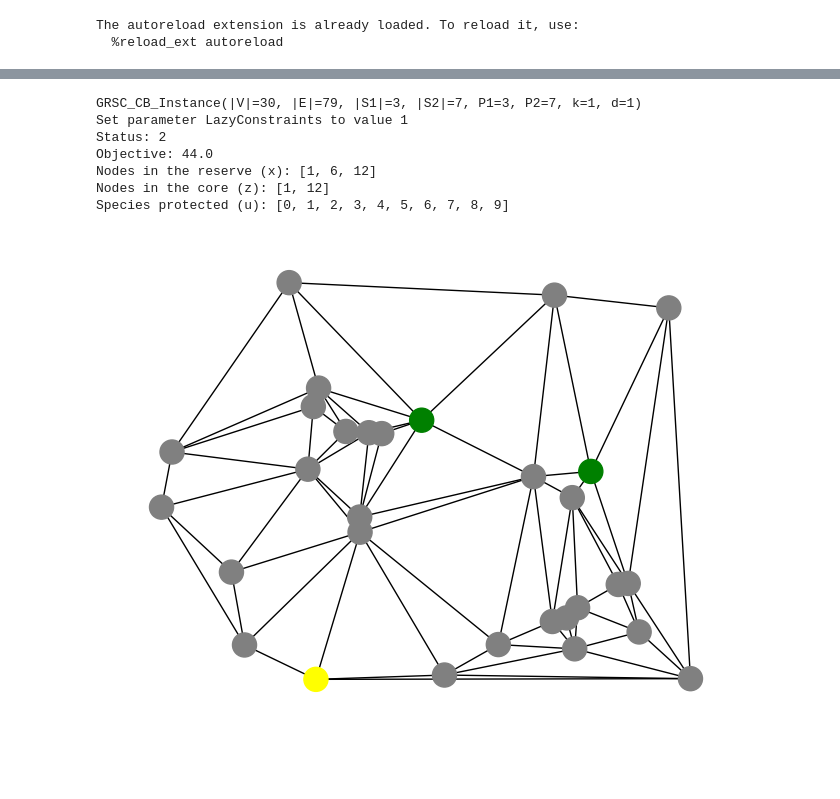
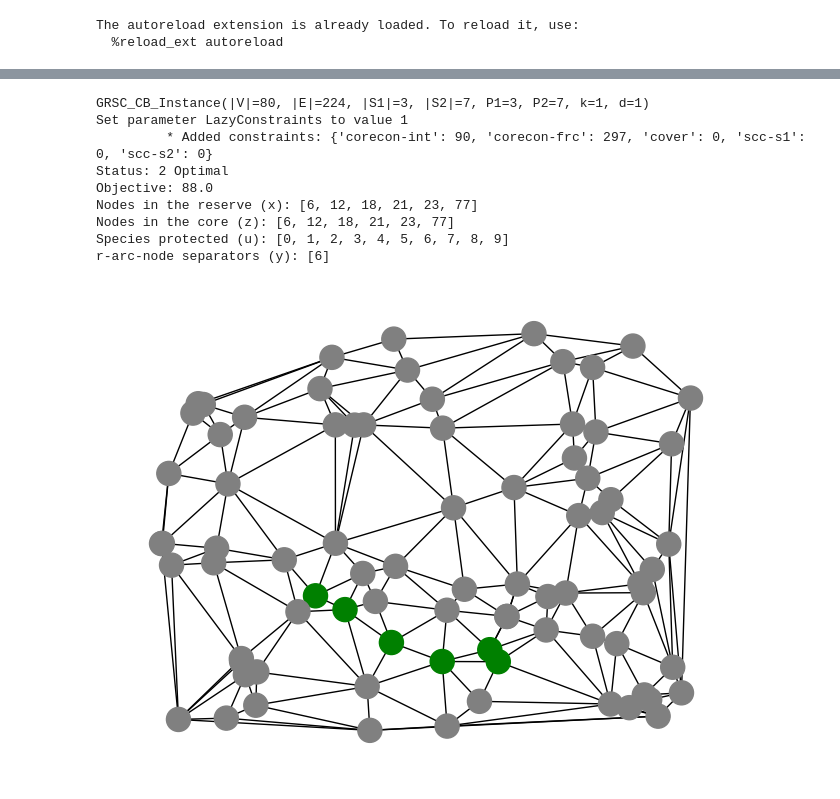
Before and after one commit to panguccio/ReserveDesign, a Jupyter notebook: code/grsc_cb/test.ipynb, the cells around one changed output, grey strips where cells are left out. Cells and saved outputs as stored; diff of their text form; code cells hidden in the pictures; blank space fills up the shorter version.

Commit message:
fix: grsc-c works

```diff
--- a/code/grsc_cb/test.ipynb
+++ b/code/grsc_cb/test.ipynb
@@ -13,7 +13,7 @@ The autoreload extension is already loaded. To reload it, use:
   %reload_ext autoreload
 # %%
 # number of land parcels
-n = 30
+n = 80
 # number of species
 m = 10
 # number of max connected areas
@@ -117,18 +119,20 @@ Species protected (u): [0, 1, 2, 3, 4, 5, 6, 7, 8, 9]
 # %%
 print(instance)
 model = GRSC_CB_Model(instance, C=True)
-model.solve()
+model.solve(verbose=True)
 model.print_solution()
 model.print_graph()
 # %% [output]
-GRSC_CB_Instance(|V|=30, |E|=79, |S1|=3, |S2|=7, P1=3, P2=7, k=1, d=1)
+GRSC_CB_Instance(|V|=80, |E|=224, |S1|=3, |S2|=7, P1=3, P2=7, k=1, d=1)
 Set parameter LazyConstraints to value 1
-Status: 2
-Objective: 44.0
-Nodes in the reserve (x): [1, 6, 12]
-Nodes in the core (z): [1, 12]
+         * Added constraints: {'corecon-int': 90, 'corecon-frc': 297, 'cover': 0, 'scc-s1': 0, 'scc-s2': 0}
+Status: 2 Optimal
+Objective: 88.0
+Nodes in the reserve (x): [6, 12, 18, 21, 23, 77]
+Nodes in the core (z): [6, 12, 18, 21, 23, 77]
 Species protected (u): [0, 1, 2, 3, 4, 5, 6, 7, 8, 9]
+r-arc-node separators (y): [6]
-[figure, old version]
+[figure, new version]
 # %%
 print(instance)
 model = GRSC_CB_Model(instance, B=True, C=True)
```
Also changed, not shown: parts of 7 cells of this notebook.
